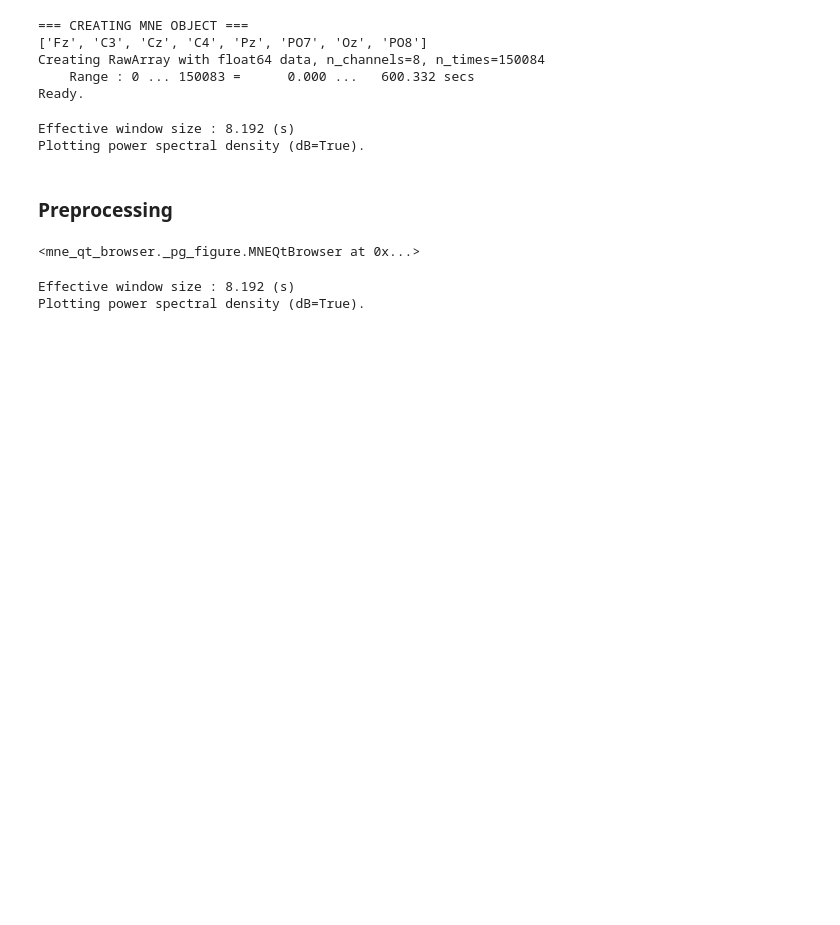
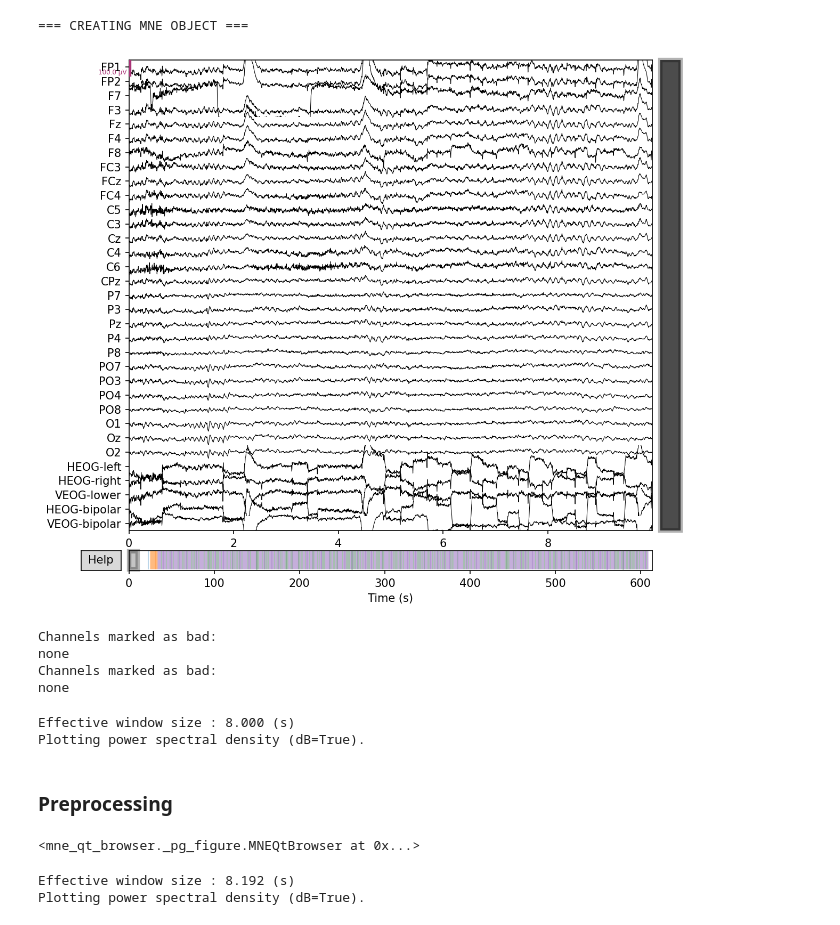
Before and after one commit to Keerti25/PlayBooks, a Jupyter notebook: eeg_data_analysis.ipynb, the cells around one changed output. Cells and saved outputs as stored; diff of their text form; code cells hidden in the pictures; blank space fills up the shorter version.

```diff
--- a/eeg_data_analysis.ipynb
+++ b/eeg_data_analysis.ipynb
@@ -20,11 +10,9 @@ class Config:
 
     # File paths
 
-    DATA_FILE =  r'C:\Users\Keerti\Downloads\MySolution\PlayBooks\data\pre_self_reflect.csv'
+    DATA_FILE =  r'C:\Users\Keerti\Downloads\MySolution\PlayBooks\data\10_MMN_preprocessed.set'
     RESULTS_DIR = "C:/Users/Keerti/Downloads/MySolution/EEG-ExPy/tests/Analysis/processing_result"
-    SESSION_TYPE = 'baseline_post_reflection_unicorn'
 
-    # Device configuration
     DEVICE = 'unicorn'  # 'muse' or 'unicorn'
     SAMPLING_RATE = 250
     CHANNELS = ['TP9', 'AF7', 'AF8', 'TP10'] if DEVICE == 'muse' else ['Fz', 'C3', 'Cz', 'C4', 'Pz', 'PO7', 'Oz', 'PO8']
@@ -51,32 +39,3 @@ class Config:
 
     # Event codes
     EVENT_DICT = {'standard': 1, 'deviant': 2}
-
-def create_mne_raw(path, unit_conversion=1e-6,sampling_rate=250):
-    """Convert DataFrame to MNE Raw object"""
-    print("=== CREATING MNE OBJECT ===")
-
-    extension = path.split('.')[-1]
-    df = None
-    if extension =='csv':
-        df = pd.read_csv(path)
-        CHANNELS = df.columns[1:-1].to_list()
-        eeg_data = df[CHANNELS].values.T * unit_conversion
-        print(CHANNELS)
-            # Create MNE info object
-        info = mne.create_info(
-            ch_names=CHANNELS,
-            sfreq=sampling_rate,
-            ch_types=['eeg'] * len(CHANNELS)
-        )
-
-        # Create Raw object
-        raw = mne.io.RawArray(eeg_data, info)
-    elif extension in ('set','fdt'):
-        raw = mne.io.read_raw_eeglab(path, preload=True)
-    try:
-        montage = mne.channels.make_standard_montage('standard_1020')
-        raw.set_montage(montage, on_missing='ignore')
-    except:
-        print("Warning: Could not set electrode positions")
-    return raw,df
@@ -170,18 +44,21 @@ raw,df = create_mne_raw(Config.DATA_FILE)
 # raw_filtered.compute_psd().plot(average=True, picks='Pz', show=True)
 # %% [output]
 === CREATING MNE OBJECT ===
-['Fz', 'C3', 'Cz', 'C4', 'Pz', 'PO7', 'Oz', 'PO8']
-Creating RawArray with float64 data, n_channels=8, n_times=150084
-    Range : 0 ... 150083 =      0.000 ...   600.332 secs
-Ready.
 # %%
 # Time domain analysis of Raw
-raw.plot(scalings={'eeg': 50e-6},butterfly=False, n_channels=len(raw.ch_names),duration=60 )
+raw.plot(scalings={'eeg': 50e-6},butterfly=False, n_channels=len(raw.ch_names),duration=10 )
+# %% [output]
+[figure, added]
+Channels marked as bad:
+none
+Channels marked as bad:
+none
 # %%
 # Frequency Domain (Power Spectrum Domain) of raw
-raw.compute_psd().plot(average=True,picks=['Pz','Cz']);
+# raw.compute_psd().plot(average=True,picks=['Pz','Cz']);
+raw.compute_psd().plot(average=True);
 # %% [output]
-Effective window size : 8.192 (s)
+Effective window size : 8.000 (s)
 Plotting power spectral density (dB=True).
 # %% [markdown]
 ### Preprocessing
```
Also changed, not shown: parts of 11 cells of this notebook, 4 other files.
